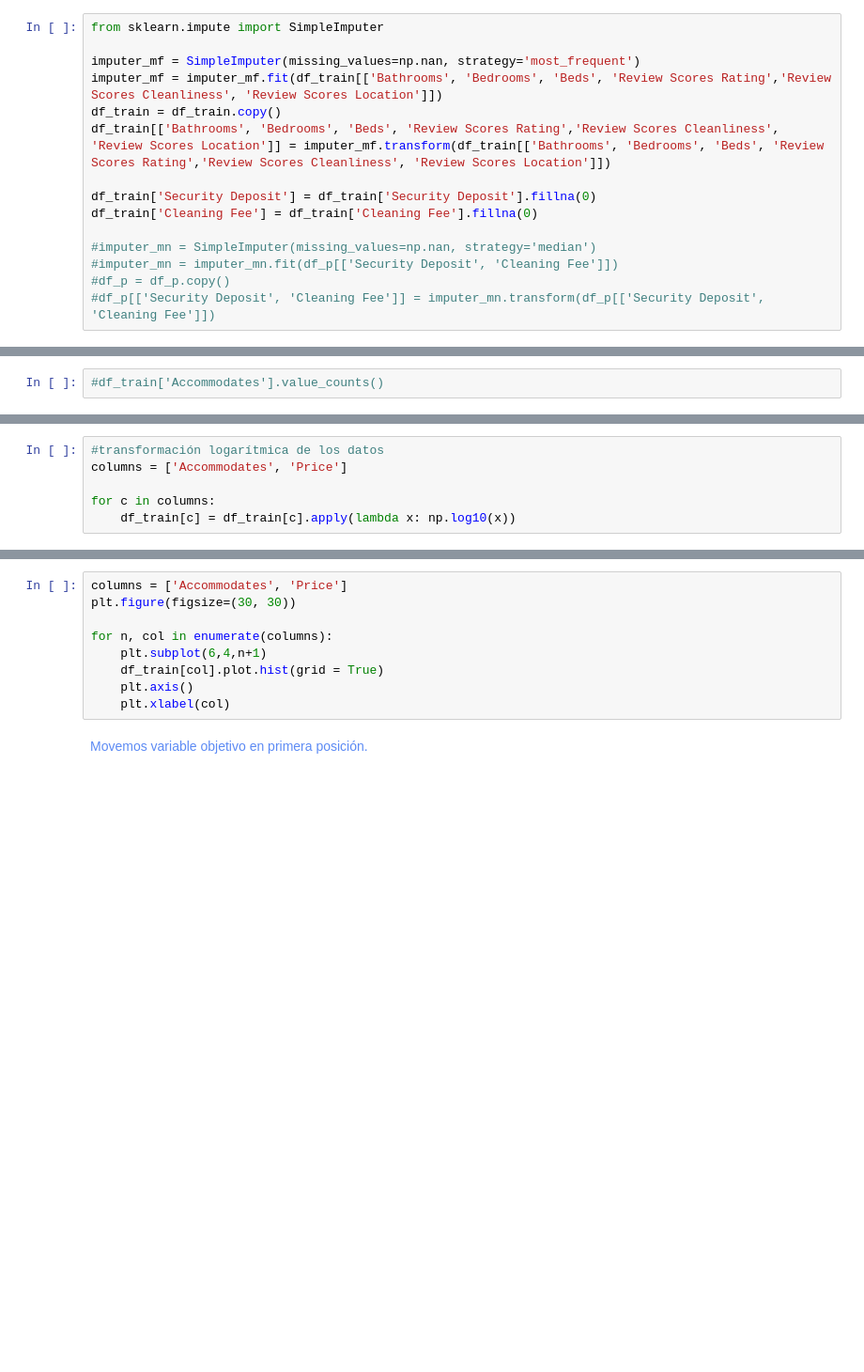
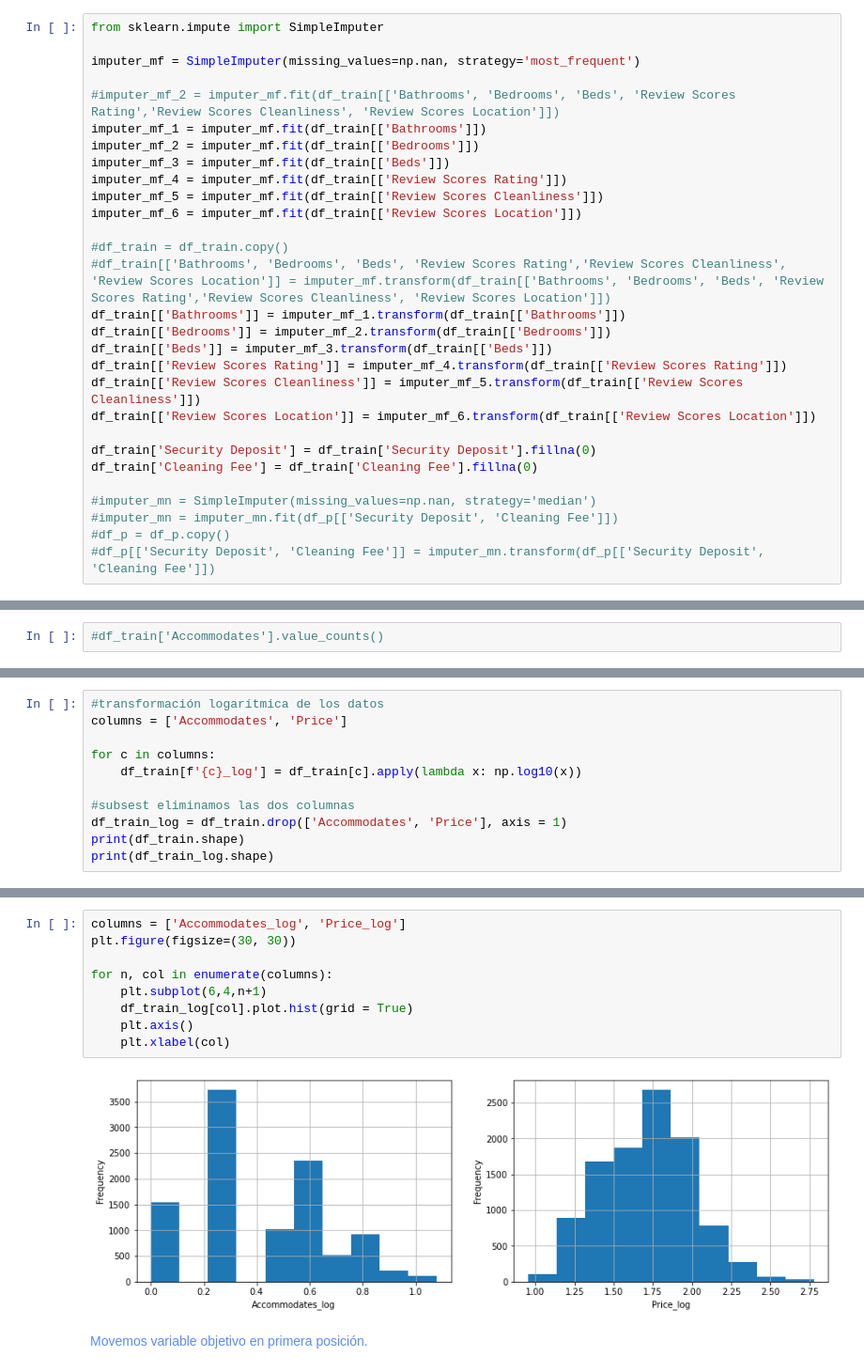
Before and after one commit to IrenaVent/09-machine-learning, a Jupyter notebook: Practica-Machine-Learning-Irena-Vent.ipynb, the cells around one changed output, grey strips where cells are left out. Shown: that part at 94% size. Cells and saved outputs as stored; diff of their text form; blank space fills up the shorter version.

```diff
--- a/Practica-Machine-Learning-Irena-Vent.ipynb
+++ b/Practica-Machine-Learning-Irena-Vent.ipynb
@@ -248,9 +325,23 @@ df_train['Cancellation Policy'] = le_cancell_p.transform(df_train['Cancellation
 from sklearn.impute import SimpleImputer
 
 imputer_mf = SimpleImputer(missing_values=np.nan, strategy='most_frequent')
-imputer_mf = imputer_mf.fit(df_train[['Bathrooms', 'Bedrooms', 'Beds', 'Review Scores Rating','Review Scores Cleanliness', 'Review Scores Location']])
-df_train = df_train.copy()
-df_train[['Bathrooms', 'Bedrooms', 'Beds', 'Review Scores Rating','Review Scores Cleanliness', 'Review Scores Location']] = imputer_mf.transform(df_train[['Bathrooms', 'Bedrooms', 'Beds', 'Review Scores Rating','Review Scores Cleanliness', 'Review Scores Location']])
+
+#imputer_mf_2 = imputer_mf.fit(df_train[['Bathrooms', 'Bedrooms', 'Beds', 'Review Scores Rating','Review Scores Cleanliness', 'Review Scores Location']])
+imputer_mf_1 = imputer_mf.fit(df_train[['Bathrooms']])
+imputer_mf_2 = imputer_mf.fit(df_train[['Bedrooms']])
+imputer_mf_3 = imputer_mf.fit(df_train[['Beds']])
+imputer_mf_4 = imputer_mf.fit(df_train[['Review Scores Rating']])
+imputer_mf_5 = imputer_mf.fit(df_train[['Review Scores Cleanliness']])
+imputer_mf_6 = imputer_mf.fit(df_train[['Review Scores Location']])
+
+#df_train = df_train.copy()
+#df_train[['Bathrooms', 'Bedrooms', 'Beds', 'Review Scores Rating','Review Scores Cleanliness', 'Review Scores Location']] = imputer_mf.transform(df_train[['Bathrooms', 'Bedrooms', 'Beds', 'Review Scores Rating','Review Scores Cleanliness', 'Review Scores Location']])
+df_train[['Bathrooms']] = imputer_mf_1.transform(df_train[['Bathrooms']])
+df_train[['Bedrooms']] = imputer_mf_2.transform(df_train[['Bedrooms']])
+df_train[['Beds']] = imputer_mf_3.transform(df_train[['Beds']])
+df_train[['Review Scores Rating']] = imputer_mf_4.transform(df_train[['Review Scores Rating']])
+df_train[['Review Scores Cleanliness']] = imputer_mf_5.transform(df_train[['Review Scores Cleanliness']])
+df_train[['Review Scores Location']] = imputer_mf_6.transform(df_train[['Review Scores Location']])
 
 df_train['Security Deposit'] = df_train['Security Deposit'].fillna(0)
 df_train['Cleaning Fee'] = df_train['Cleaning Fee'].fillna(0)
@@ -371,4 +530,9 @@ print(f'Tamaño df_train: {df_train.shape}')
 columns = ['Accommodates', 'Price']
 
 for c in columns:
-    df_train[c] = df_train[c].apply(lambda x: np.log10(x))
+    df_train[f'{c}_log'] = df_train[c].apply(lambda x: np.log10(x))
+
+#subsest eliminamos las dos columnas
+df_train_log = df_train.drop(['Accommodates', 'Price'], axis = 1)
+print(df_train.shape)
+print(df_train_log.shape)
@@ -377,12 +544,14 @@ df_train.shape
 # %%
-columns = ['Accommodates', 'Price']
+columns = ['Accommodates_log', 'Price_log']
 plt.figure(figsize=(30, 30))
 
 for n, col in enumerate(columns):
     plt.subplot(6,4,n+1)
-    df_train[col].plot.hist(grid = True)
+    df_train_log[col].plot.hist(grid = True)
     plt.axis()
     plt.xlabel(col)
+# %% [output]
+[figure, added]
 # %% [markdown]
 <span style="color:#5D8BF4">Movemos variable objetivo en primera posición.</span>
 # %%
```
Also changed, not shown: parts of 91 cells of this notebook, 1 other file.
